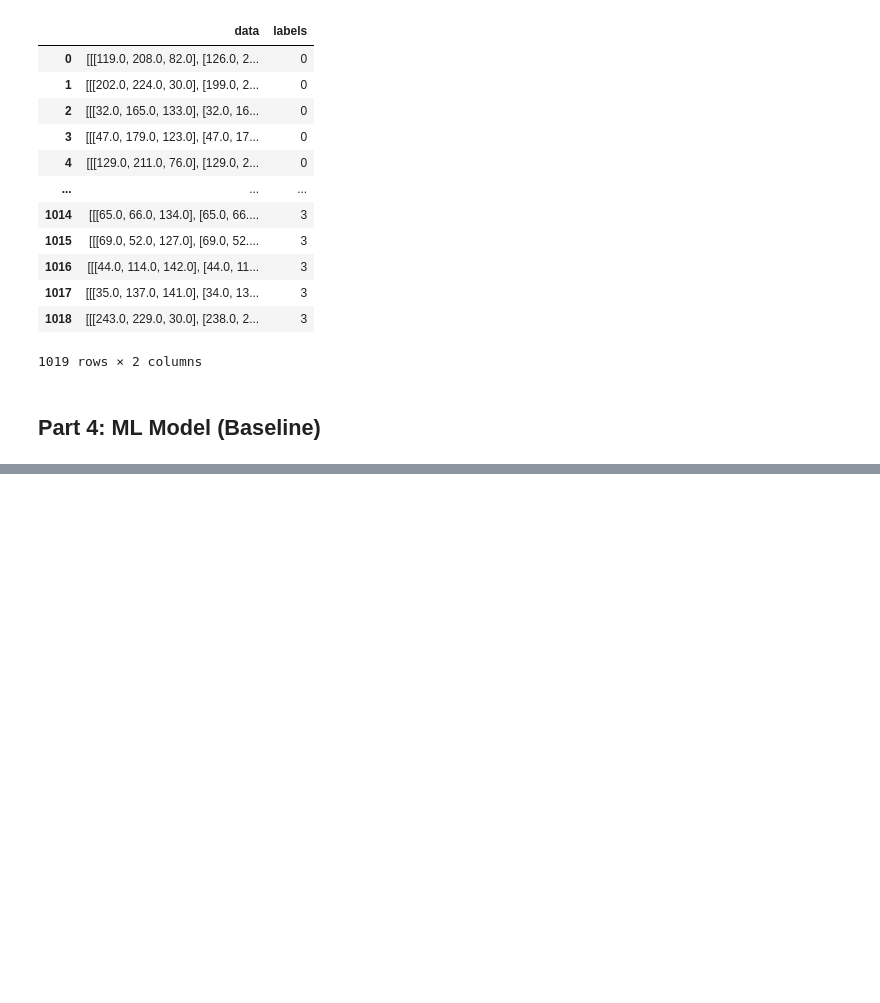
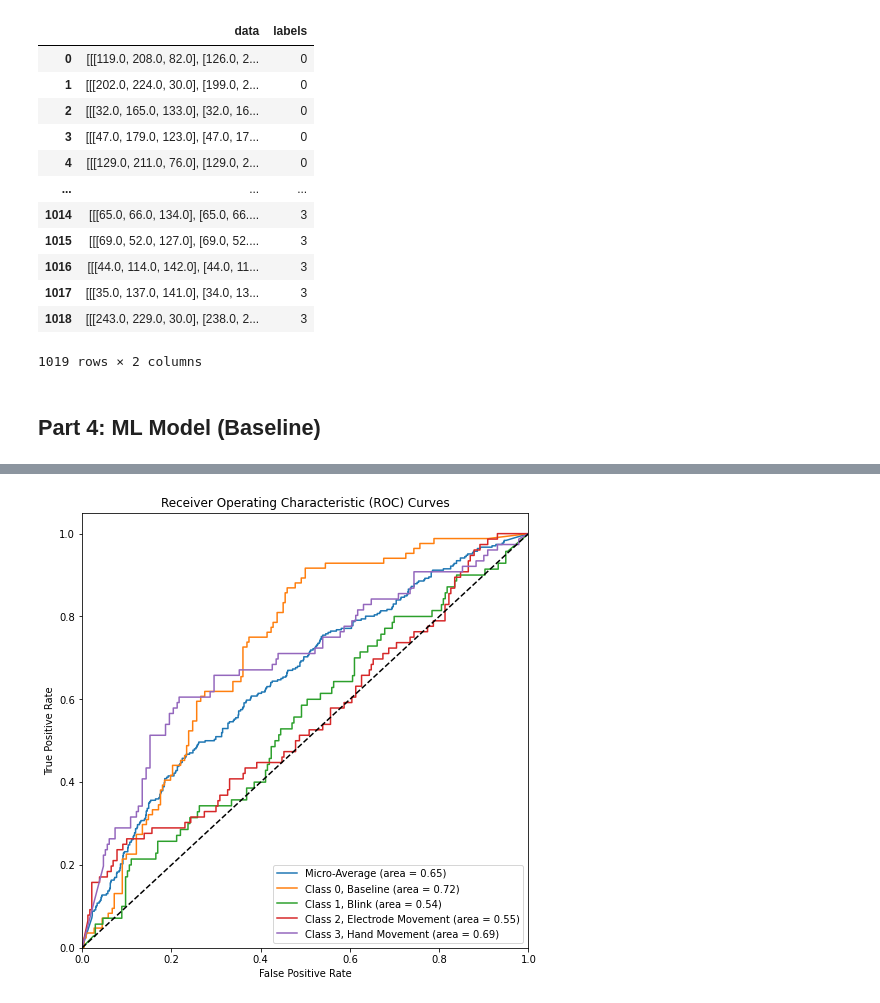
Before and after one commit to ChrisDryden/ECE496, a Jupyter notebook: capstone_project_EEG_detection.ipynb, the cells around one changed output, grey strips where cells are left out. Drawn from its saved outputs; the diff is of its cells as text; code cells hidden in the pictures; blank space fills up the shorter version.

Commit message:
- Added ROC curve plotting - Cleaned up code formatting

```diff
--- a/capstone_project_EEG_detection.ipynb
+++ b/capstone_project_EEG_detection.ipynb
@@ -938,0 +932,39 @@ plt.show()
+# %%
+def create_roc_curves(n_classes, y_test, y_pred):
+    """ Creates average and per-class ROC curves."""
+    plt.figure(figsize=(8, 8))
+    fpr, tpr, roc_auc = {}, {}, {}
+
+    # Compute micro-average and per-class false/true positive rate and
+    # area under the curve.
+    fpr["micro"], tpr["micro"], _ = roc_curve(y_test.ravel(), y_pred.ravel())
+    roc_auc["micro"] = auc(fpr["micro"], tpr["micro"])
+
+    for i in range(n_classes):
+        fpr[i], tpr[i], _ = roc_curve(y_test[:, i], y_pred[:, i])
+        roc_auc[i] = auc(fpr[i], tpr[i])
+
+    # Plot micro-average and per-class ROC curves
+    plt.plot(
+        fpr["micro"], tpr["micro"],
+        label=f'Micro-Average (area = {roc_auc["micro"]:0.2f})'
+    )
+
+    for i in range(n_classes):
+        plt.plot(
+            fpr[i], tpr[i],
+            label=f'Class {i}, {LABEL_NAMES[i]} (area = {roc_auc[i]:0.2f})'
+        )
+
+    plt.plot([0, 1], [0, 1], 'k--')
+    plt.xlim([0.0, 1.0])
+    plt.ylim([0.0, 1.05])
+    plt.xlabel('False Positive Rate')
+    plt.ylabel('True Positive Rate')
+    plt.title('Receiver Operating Characteristic (ROC) Curves')
+    plt.legend(loc="lower right")
+    plt.show()
+
+create_roc_curves(n_classes, Y_test, model(X_test).numpy())
+# %% [output]
+[figure, added]
```
Also changed, not shown: parts of 4 cells of this notebook.
